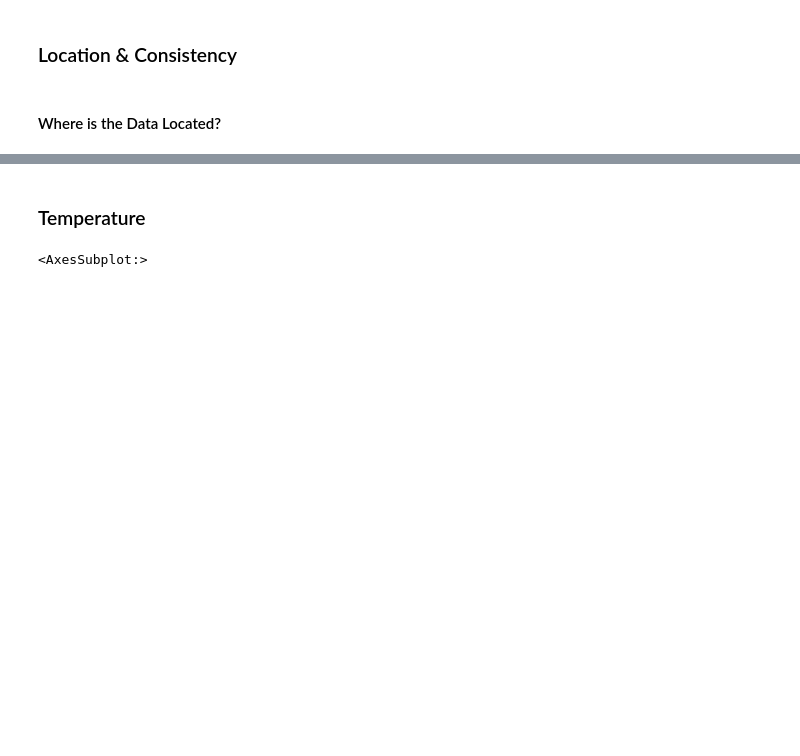
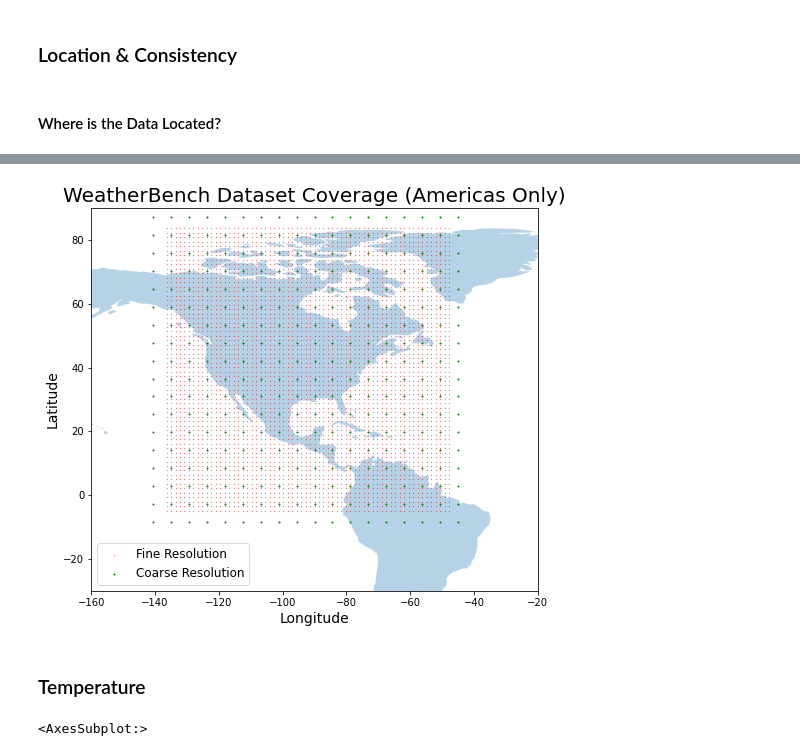
Before and after one commit to bgroenks96/generative-downscaling, a Jupyter notebook: src/data/explore.ipynb, the cells around one changed output, grey strips where cells are left out. Cells and saved outputs as stored; diff of their text form; code cells hidden in the pictures; blank space fills up the shorter version.

```diff
--- a/src/data/explore.ipynb
+++ b/src/data/explore.ipynb
@@ -136,3 +113,40 @@ obs_by_time.plot(x="time", y="count");
+# %%
+EPSILON = .0001
+NA_LAT_FINE = (-5, 85+EPSILON)  # epsilon to avoid non-inclusive right
+NA_LON_FINE = (-137.5+180, -47.5+180+EPSILON)
+
+NA_LAT_COARSE = (-10, 88+EPSILON)  # Coarse should be wider for full coverage
+NA_LON_COARSE = (-145+180, -45+180+EPSILON)
+
+daily_na = daily.sel(lat=slice(*NA_LAT_FINE), lon=slice(*NA_LON_FINE))
+daily_na_5 = daily_5.sel(lat=slice(*NA_LAT_COARSE), lon=slice(*NA_LON_COARSE))
+# %%
+fine_cts_americas = fine_cts[fine_cts['lat'].between(*NA_LAT_FINE) & fine_cts['lon'].between(*NA_LON_FINE)]
+coarse_cts_americas = coarse_cts[coarse_cts['lat'].between(*NA_LAT_COARSE) & coarse_cts['lon'].between(*NA_LON_COARSE)]
+# %%
+americas = world[world['continent'].isin(["North America", "South America"])]
+
+ax = fine_cts_americas.plot(
+    ax=americas.plot(figsize=(8,8), alpha=.33),
+    marker='o', color='red', markersize=.05,
+    label = "Fine Resolution"
+);
+
+coarse_cts_americas.plot(
+    ax=ax,
+    marker='o', color='green', markersize=1,
+    label = "Coarse Resolution"
+);
+
+ax.set_xlim(-160,-20);
+ax.set_ylim(-30,90);
+
+ax.set_title("WeatherBench Dataset Coverage (Americas Only)", fontsize=20);
+ax.set_xlabel("Longitude", fontsize=14);
+ax.set_ylabel("Latitude", fontsize=14);
+ax.legend(fontsize=12);
+# %% [output]
+[figure, added]
 # %% [markdown]
 ### Temperature
 # %%
```
Also changed, not shown: parts of 18 cells of this notebook, 1 other file.
